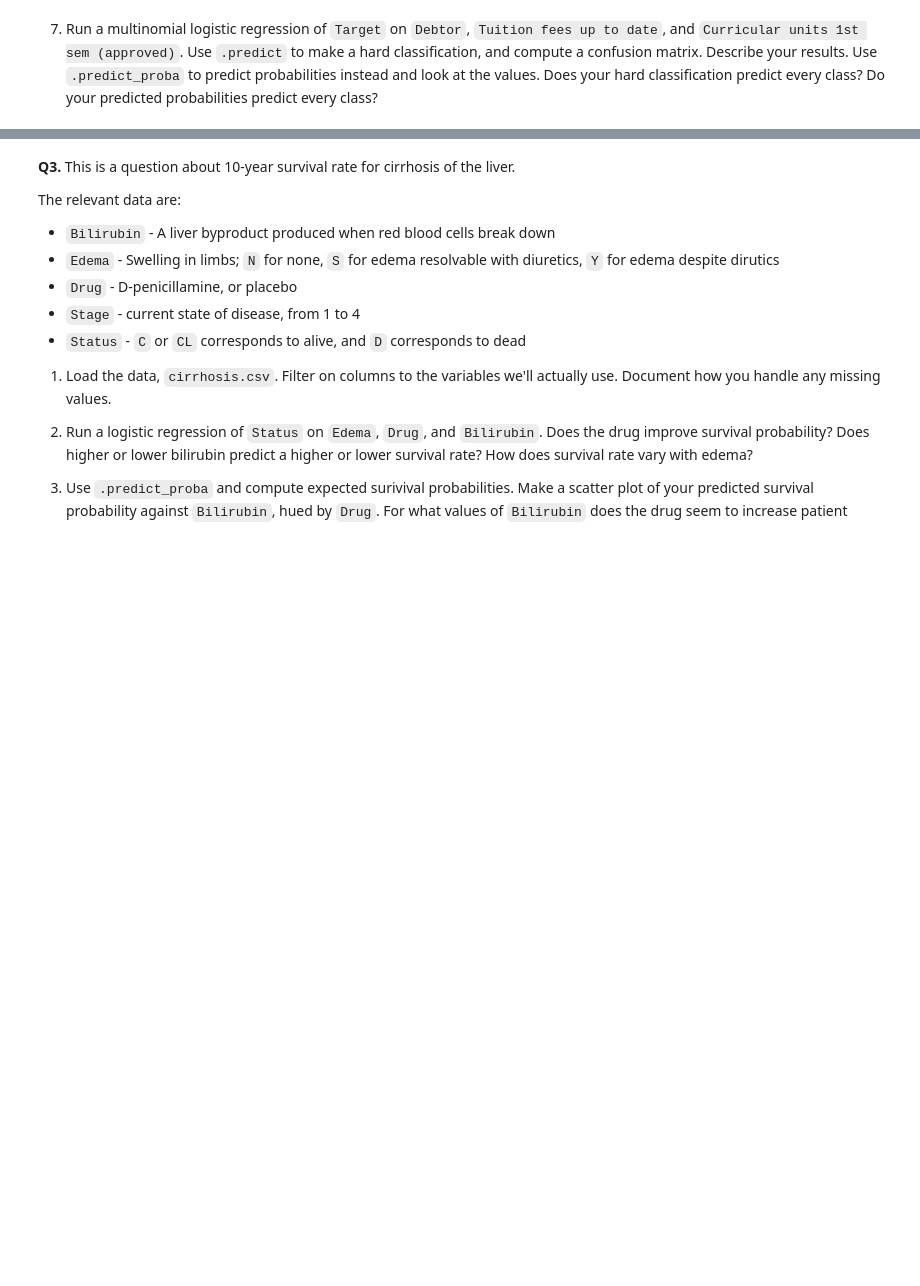
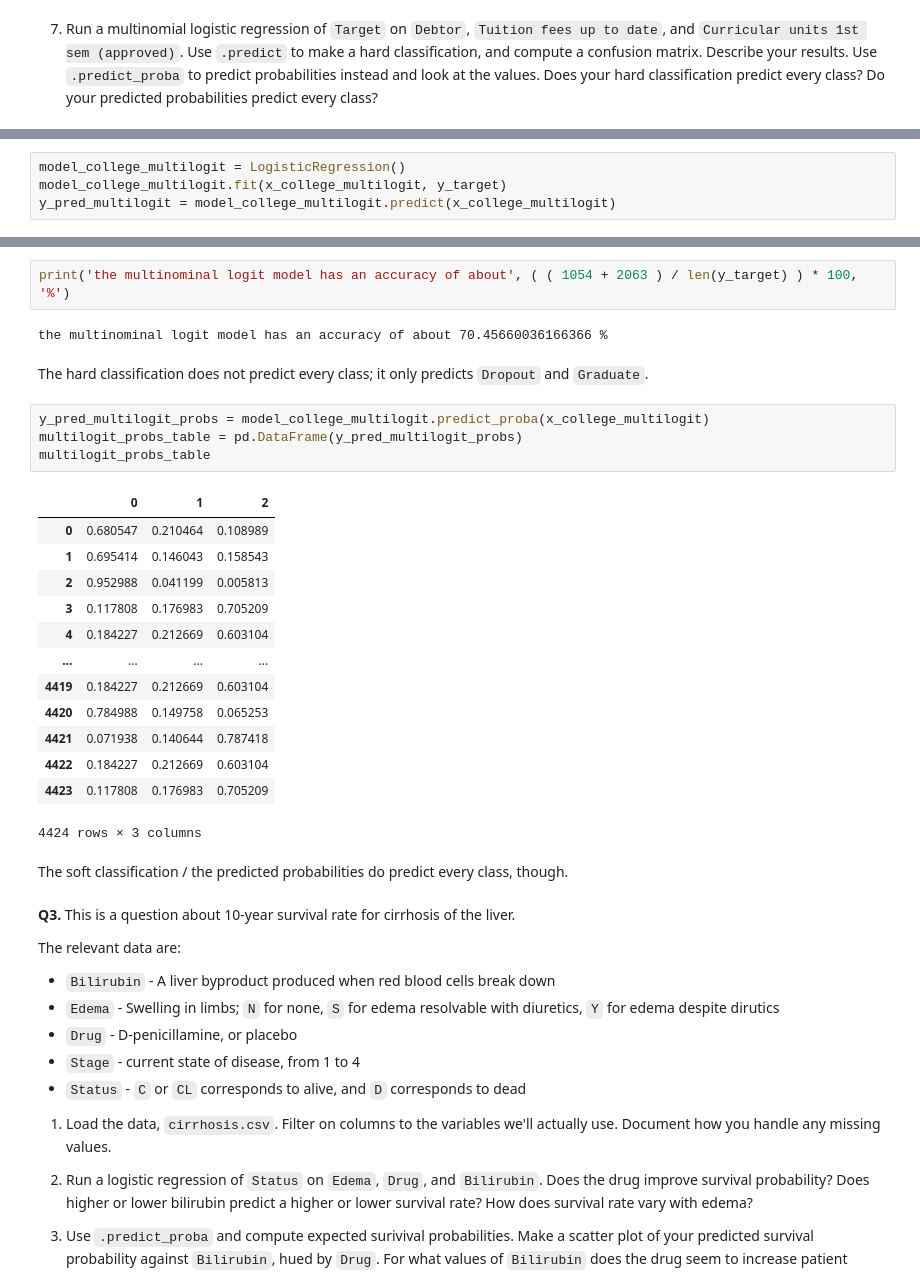
Before and after one commit to syd-nguyen/ds3021-assignments, a Jupyter notebook: assignments/05_assignment_glm.ipynb, the cells around one changed output, grey strips where cells are left out. Drawn from its saved outputs; the diff is of its cells as text; blank space fills up the shorter version.

```diff
--- a/assignments/05_assignment_glm.ipynb
+++ b/assignments/05_assignment_glm.ipynb
@@ -187,0 +209,4 @@ the accuracy is 0.7619801084990958
+# %%
+model_college_multilogit = LogisticRegression()
+model_college_multilogit.fit(x_college_multilogit, y_target)
+y_pred_multilogit = model_college_multilogit.predict(x_college_multilogit)
@@ -188,3 +221,29 @@ the accuracy is 0.7619801084990958
+# %%
+print('the multinominal logit model has an accuracy of about', ( ( 1054 + 2063 ) / len(y_target) ) * 100, '%')
+# %% [output]
+the multinominal logit model has an accuracy of about 70.45660036166366 %
+# %% [markdown]
+The hard classification does not predict every class; it only predicts `Dropout` and `Graduate`.
+# %%
+y_pred_multilogit_probs = model_college_multilogit.predict_proba(x_college_multilogit)
+multilogit_probs_table = pd.DataFrame(y_pred_multilogit_probs)
+multilogit_probs_table
+# %% [output]
+|  | 0 | 1 | 2 |
+| 0 | 0.680547 | 0.210464 | 0.108989 |
+| 1 | 0.695414 | 0.146043 | 0.158543 |
+| 2 | 0.952988 | 0.041199 | 0.005813 |
+| 3 | 0.117808 | 0.176983 | 0.705209 |
+| 4 | 0.184227 | 0.212669 | 0.603104 |
+| ... | ... | ... | ... |
+| 4419 | 0.184227 | 0.212669 | 0.603104 |
+| 4420 | 0.784988 | 0.149758 | 0.065253 |
+| 4421 | 0.071938 | 0.140644 | 0.787418 |
+| 4422 | 0.184227 | 0.212669 | 0.603104 |
+| 4423 | 0.117808 | 0.176983 | 0.705209 |
+4424 rows × 3 columns
+# %% [markdown]
+The soft classification / the predicted probabilities do predict every class, though.
 # %% [markdown]
 **Q3.** This is a question about 10-year survival rate for cirrhosis of the liver.
 
```
Also changed, not shown: parts of 9 cells of this notebook.
